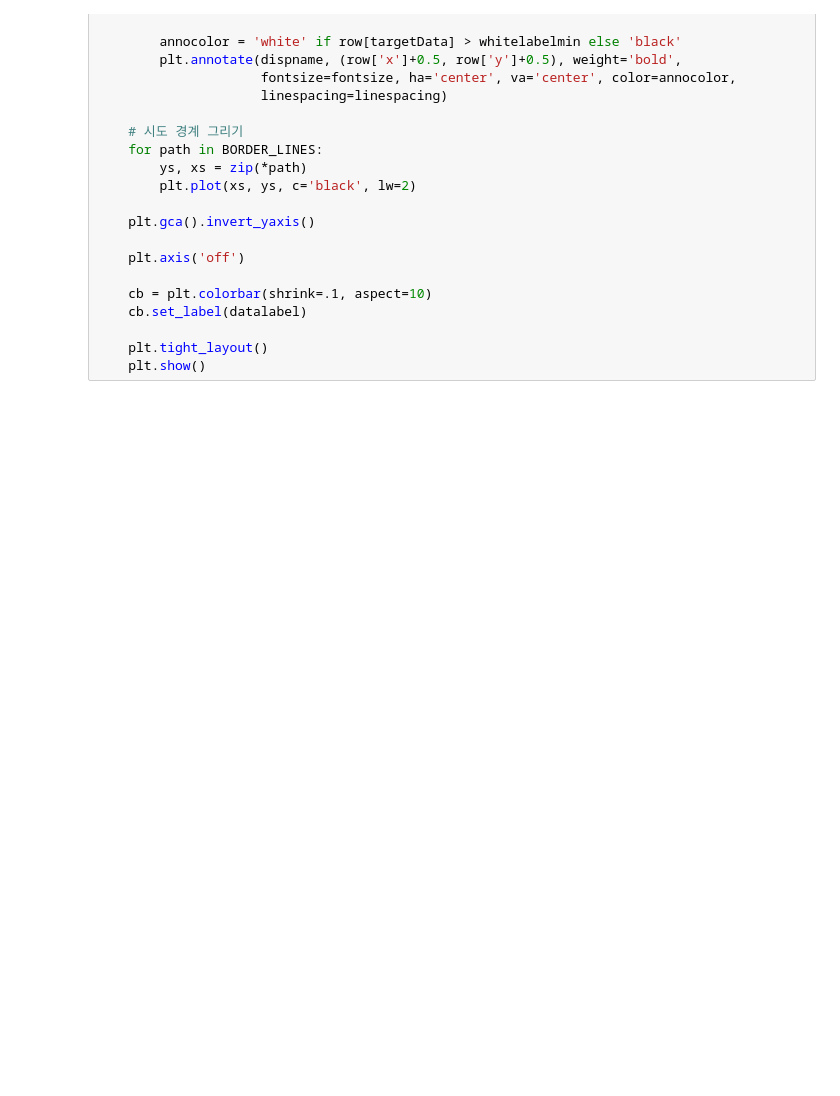
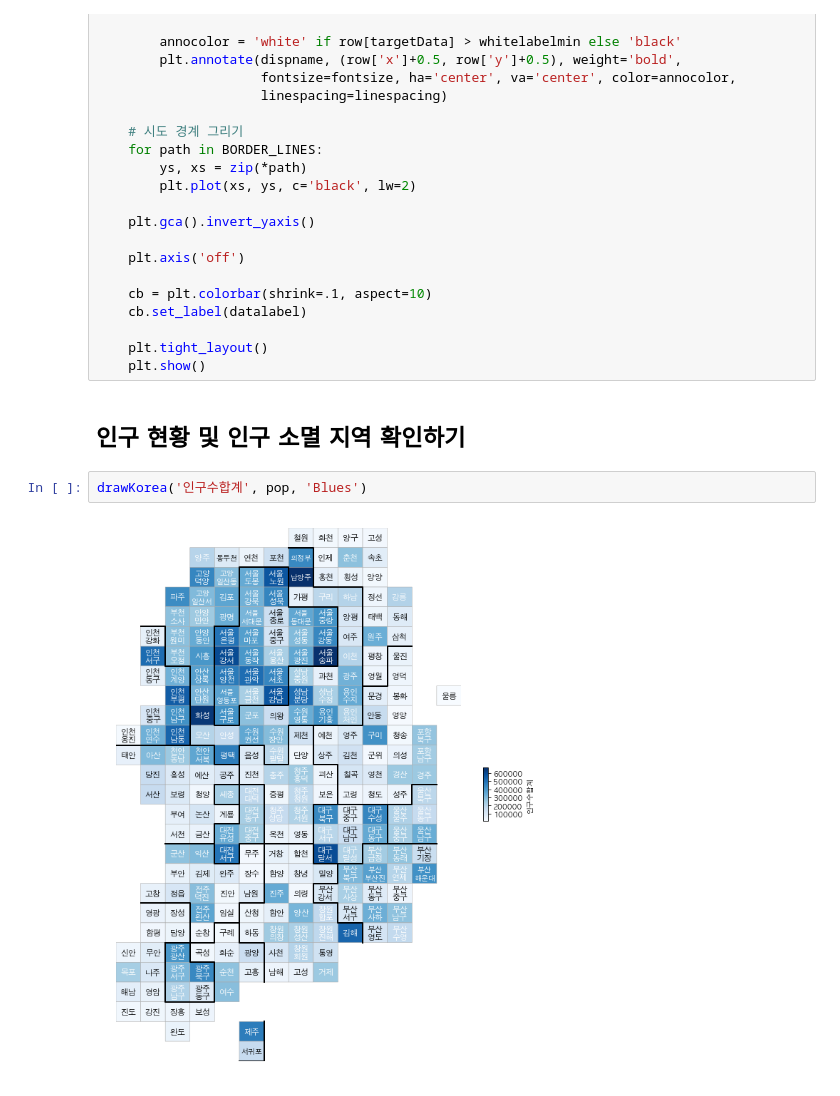
Before and after one commit to KimDoKy/DataScience, a Jupyter notebook: source_code/chap5. population using Korea Map.ipynb, the cells around one changed output. Drawn from its saved outputs; the diff is of its cells as text; blank space fills up the shorter version.

Commit message:
update chap5 / 인구 현황 및 인구 소멸 지역 확인하기

```diff
--- a/source_code/chap5. population using Korea Map.ipynb
+++ b/source_code/chap5. population using Korea Map.ipynb
@@ -624,3 +624,9 @@ def drawKorea(targetData, blockedMap, cmapname):
 
     plt.tight_layout()
     plt.show()
+# %% [markdown]
+## 인구 현황 및 인구 소멸 지역 확인하기
+# %%
+drawKorea('인구수합계', pop, 'Blues')
+# %% [output]
+[figure, added]
```
Also changed, not shown: parts of 2 cells of this notebook.
